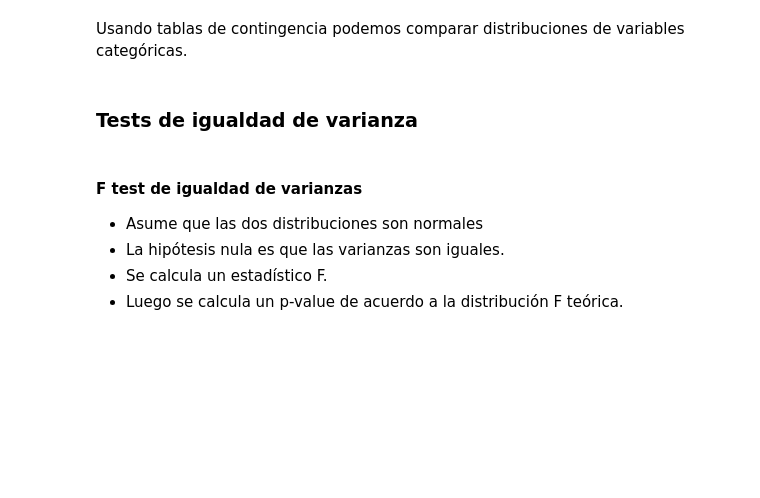
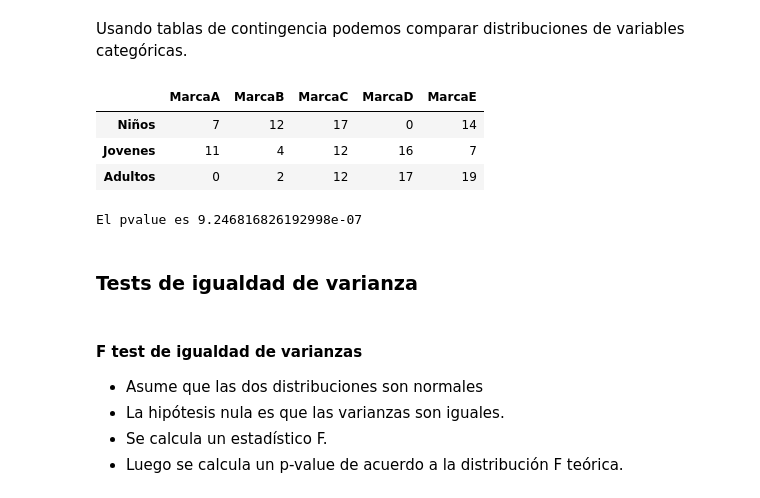
Before and after one commit to javieriserte/qualitative-data-course, a Jupyter notebook: classes/C01.4.PruebaDeHipotesis.ipynb, the cells around one changed output. Drawn from its saved outputs; the diff is of its cells as text; code cells hidden in the pictures; blank space fills up the shorter version.

```diff
--- a/classes/C01.4.PruebaDeHipotesis.ipynb
+++ b/classes/C01.4.PruebaDeHipotesis.ipynb
@@ -538,40 +558,47 @@ print(chi2, p, dof, ex)
 Usando tablas de contingencia podemos comparar distribuciones de variables
 categóricas.
 # %%
+import pandas as pd
 from time import time_ns, sleep
 marcas = ["MarcaA", "MarcaB", "MarcaC", "MarcaD", "MarcaE"]
 
 grupos = [
     "Niños",
     "Jovenes",
     "Adultos"
 ]
 
 sample_size = 50
 data = []
 for g in grupos:
     # np.random.seed(3)
     freqs = np.random.uniform(size=len(marcas))
     freqs = freqs/freqs.sum()
-    sleep(0.001)
     sample_summary = st.multinomial.rvs(
         sample_size,
         freqs,
         1,
         random_state = time_ns() % 323
     ).squeeze()
     data.append(sample_summary)
 data = np.array(data)
 data.T
 data = pd.DataFrame(
     data = data,
     index = grupos,
     columns = marcas
 )
 data
+# %% [output]
+|  | MarcaA | MarcaB | MarcaC | MarcaD | MarcaE |
+| Niños | 7 | 12 | 17 | 0 | 14 |
+| Jovenes | 11 | 4 | 12 | 16 | 7 |
+| Adultos | 0 | 2 | 12 | 17 | 19 |
 # %%
 chi2, pval, dof, ex = st.contingency.chi2_contingency(data)
 print(f"El pvalue es {pval}")
+# %% [output]
+El pvalue es 9.246816826192998e-07
 # %% [markdown]
 ### Tests de igualdad de varianza
 # %%
```
Also changed, not shown: parts of 11 cells of this notebook, 3 other files.
